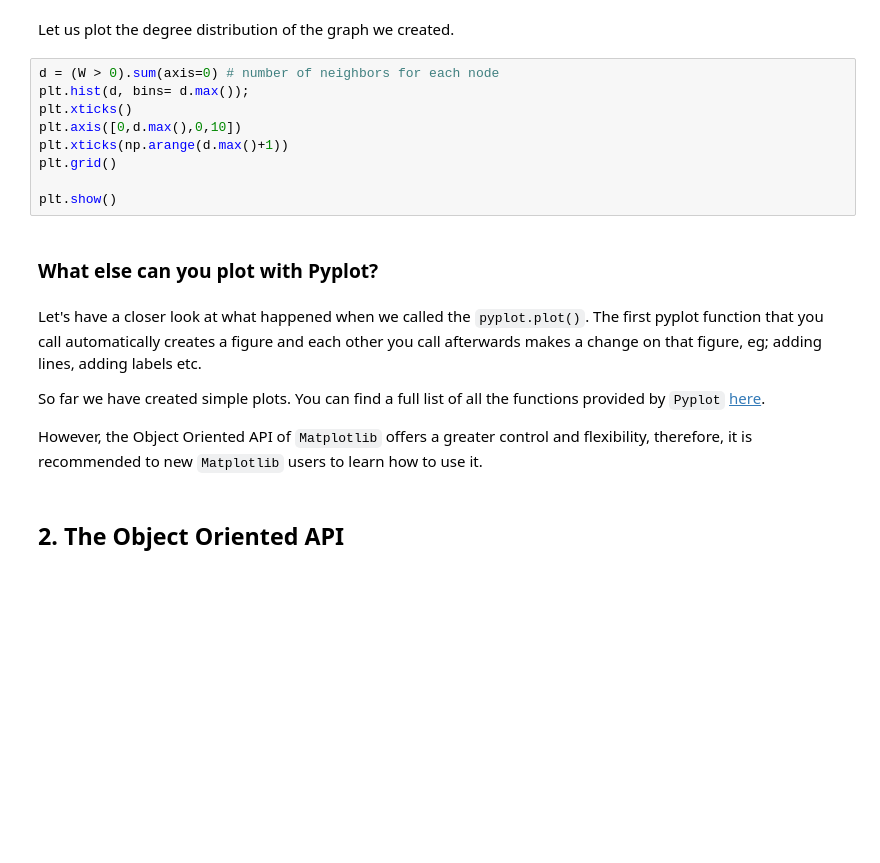
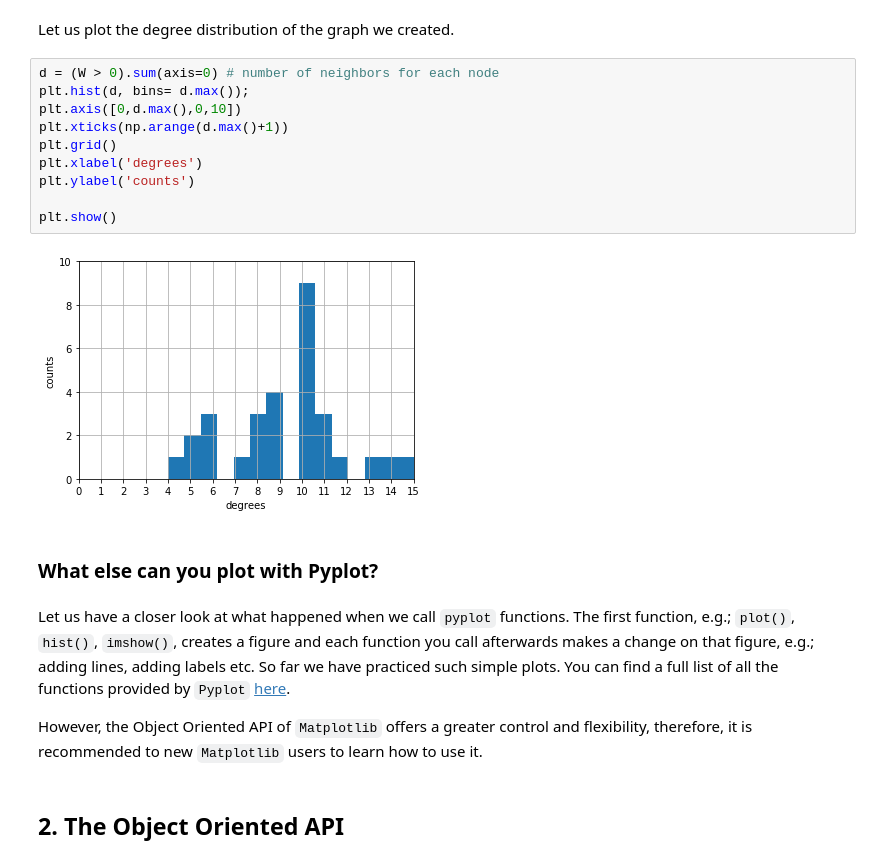
Before and after one commit to mdeff/ntds_2018, a Jupyter notebook: tutorials/03_matplotlib.ipynb, the cells around one changed output. Cells and saved outputs as stored; diff of their text form; blank space fills up the shorter version.

Commit message:
Matplotlib tutorial edited

```diff
--- a/tutorials/03_matplotlib.ipynb
+++ b/tutorials/03_matplotlib.ipynb
@@ -90,18 +100,19 @@ Let us plot the degree distribution of the graph we created.
 # %%
 d = (W > 0).sum(axis=0) # number of neighbors for each node
 plt.hist(d, bins= d.max());
-plt.xticks()
 plt.axis([0,d.max(),0,10])
 plt.xticks(np.arange(d.max()+1))
 plt.grid()
+plt.xlabel('degrees')
+plt.ylabel('counts')
 
 plt.show()
+# %% [output]
+[figure, added]
 # %% [markdown]
 ### What else can you plot with Pyplot?
 # %% [markdown]
-Let's have a closer look at what happened when we called the ``pyplot.plot()``. The first pyplot function that you call automatically creates a figure and each other you call afterwards makes a change on that figure, eg; adding lines, adding labels etc.
-
-So far we have created simple plots. You can find a full list of all the functions provided by ``Pyplot`` [here](https://matplotlib.org/api/_as_gen/matplotlib.pyplot.html).
+Let us have a closer look at what happened when we call ``pyplot`` functions. The first function, e.g.; ``plot()``, ``hist()``, ``imshow()``, creates a figure and each function you call afterwards makes a change on that figure, e.g.; adding lines, adding labels etc. So far we have practiced such simple plots. You can find a full list of all the functions provided by ``Pyplot`` [here](https://matplotlib.org/api/_as_gen/matplotlib.pyplot.html).
 
 However, the Object Oriented API of ``Matplotlib`` offers a greater control and flexibility, therefore, it is recommended to new ``Matplotlib`` users to learn how to use it.
 # %% [markdown]
```
Also changed, not shown: parts of 17 cells of this notebook.
